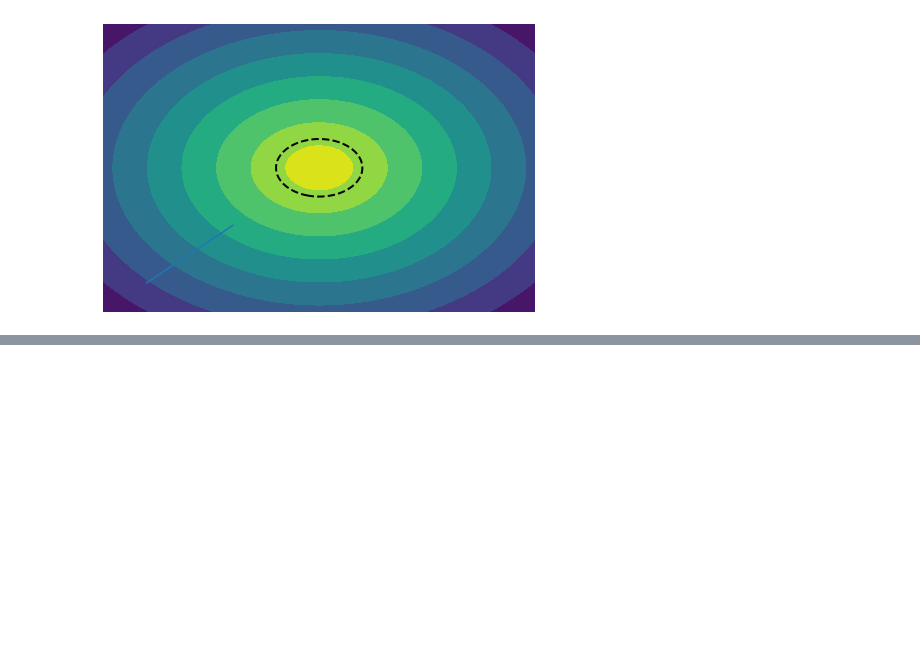
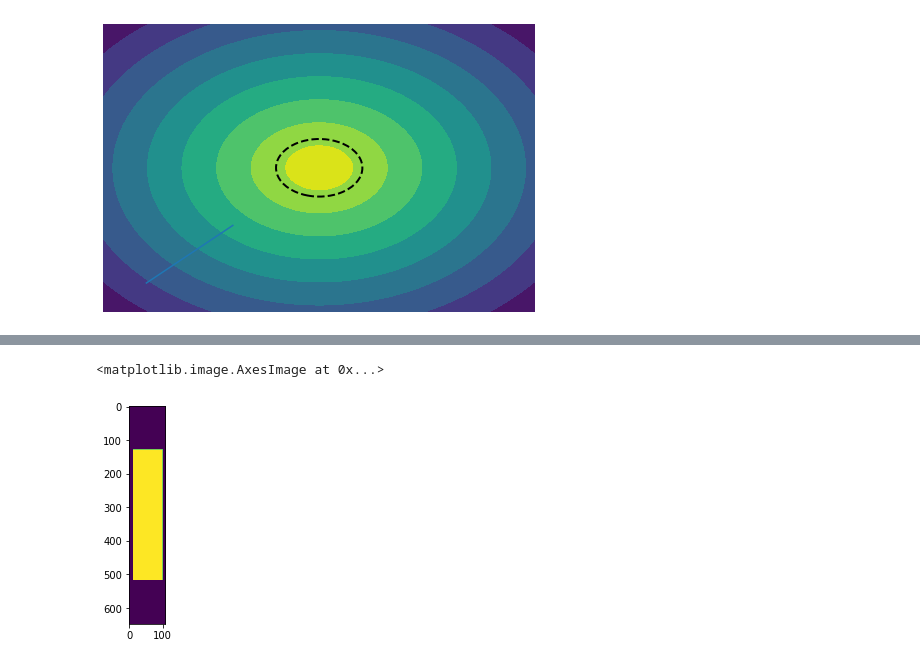
Before and after one commit to scikit-optimize/scikit-optimize, a Jupyter notebook: draw area.ipynb, the cells around one changed output, grey strips where cells are left out. Drawn from its saved outputs; the diff is of its cells as text; code cells hidden in the pictures; blank space fills up the shorter version.

```diff
--- a/draw area.ipynb
+++ b/draw area.ipynb
@@ -62,0 +90,39 @@ fig.canvas.draw()
+# %%
+fig = plt.figure()
+ax = fig.add_axes([0.,0.,1.,1.])
+ax = plt.gca()
+# %%
+a = np.array([[0,1]])
+    fig = plt.figure(figsize=(1.5, 9))
+    img = plt.imshow(a, cmap="viridis_r")
+    plt.gca().set_visible(False)
+    cax = plt.axes([0.1, 0.2, 0.8, 0.6])
+    plt.colorbar(orientation='vertical', cax=cax)
+# %%
+def get_colorbar_as_rgba():
+    # plots a colorbar without axes. Code stolen from
+    a = np.array([[0,1]])
+    fig = plt.figure(figsize=(1.5, 9))
+    img = plt.imshow(a, cmap="viridis_r")
+    plt.gca().set_visible(False)
+    cax = plt.axes([0.1, 0.2, 0.8, 0.6])
+    plt.colorbar(orientation='vertical', cax=cax)
+    plt.axis('off')
+    fig.canvas.draw()
+    # Grab the pixel buffer and dump it into a numpy array
+    X = np.array(fig.canvas.renderer._renderer)
+    xdim= X.shape[1]
+    ydim= X.shape[0]
+    # Converting image so that bokeh's image_rgba can read it. (code stolen of the internet)
+    img = np.empty((ydim, xdim), dtype=np.uint32)
+    view = img.view(dtype=np.uint8).reshape((ydim, xdim, 4))
+    view[:,:,:] = np.flipud(X)
+    plt.close()
+    return img
+# %%
+a=get_colorbar_as_rgba()
+# %%
+plt.imshow(a)
+# %% [output]
+<matplotlib.image.AxesImage at 0x...>
+[figure, added]
```
Also changed, not shown: parts of 7 cells of this notebook, 1 other file.
